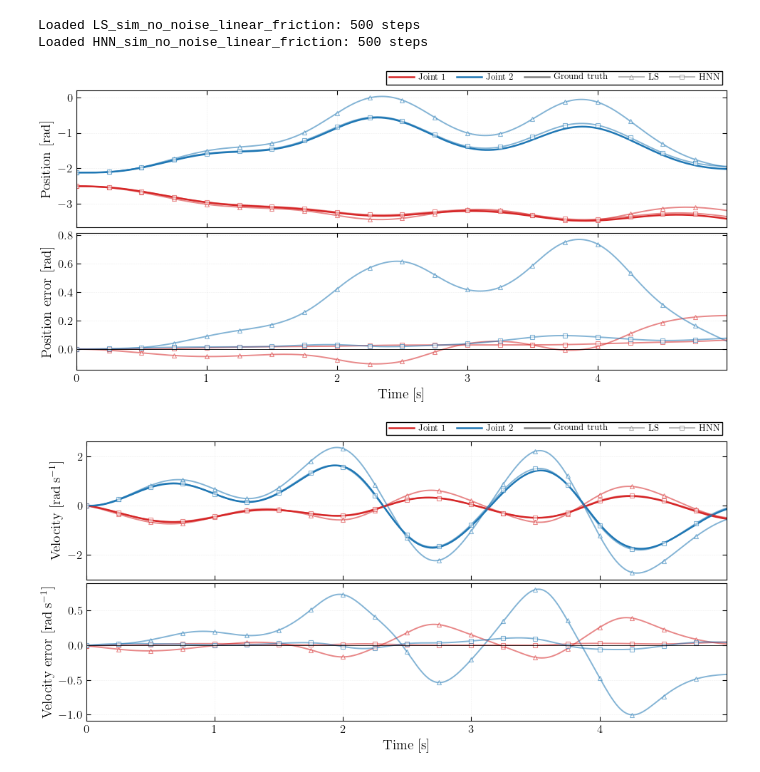
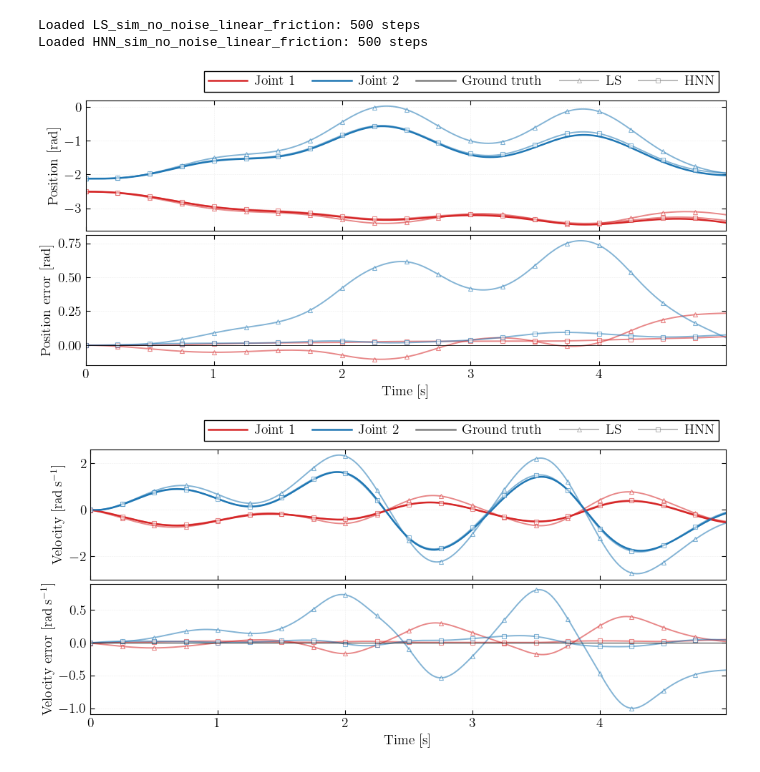
Before and after one commit to larshof1997/Master-Research-Project, a Jupyter notebook: Python Code/plotting.ipynb, the cells around one changed output. Saved outputs shown, nothing was run; the diff lists cells and outputs as text; code cells hidden in the pictures.

```diff
--- a/Python Code/plotting.ipynb
+++ b/Python Code/plotting.ipynb
@@ -1,4 +1,6 @@
 # %%
+## PLOTTING FOR HNN AND LS
+
 import numpy as np
 import matplotlib as mpl
 import matplotlib.pyplot as plt
@@ -13,12 +15,12 @@ mpl.rcParams.update({
     "text.latex.preamble": r"\usepackage{amsmath}\usepackage{amssymb}",
     "font.family": "serif",
     "font.serif": ["Computer Modern Roman"],
-    "font.size": 18,
-    "axes.labelsize": 18,
-    "axes.titlesize": 18,
-    "legend.fontsize": 18,
-    "xtick.labelsize": 18,
-    "ytick.labelsize": 18,
+    "font.size": 14,
+    "axes.labelsize": 14,
+    "axes.titlesize": 14,
+    "legend.fontsize": 14,
+    "xtick.labelsize": 14,
+    "ytick.labelsize": 14,
     "axes.linewidth": 0.8,
     "xtick.direction": "in",
     "ytick.direction": "in",
@@ -163,7 +165,6 @@ leg1 = ax_pos.legend(
     loc="lower right",
     bbox_to_anchor=(1.0, 1.01),
     ncol=len(h_joint) + len(h_source),
-    fontsize=9,
     columnspacing=1.2,
     handletextpad=0.5,
     borderpad=0.3,
@@ -200,33 +201,32 @@ for name, data in models.items():
     _plot_line(ax_evel, time, err_d2, C_J2, MD_LW, alph, mk)
 
 ax_evel.axhline(0, color="black", ls="-", lw=0.6)
 ax_evel.set_ylabel(r"Velocity error [rad\,s$^{-1}$]")
 ax_evel.set_xlabel(r"Time [s]")
 
 # ---- Shared legend (reuse handles) ----
 h_joint_vel = [
     Line2D([], [], color=C_J1, ls="-", lw=GT_LW, label=r"Joint 1"),
     Line2D([], [], color=C_J2, ls="-", lw=GT_LW, label=r"Joint 2"),
 ]
 
 ax_vel.set_xlim(time[0], time[-1])
 
 leg2 = ax_vel.legend(
     handles=h_joint_vel + h_source,
     loc="lower right",
     bbox_to_anchor=(1.0, 1.01),
     ncol=len(h_joint_vel) + len(h_source),
-    fontsize=9,
     columnspacing=1.2,
     handletextpad=0.5,
     borderpad=0.3,
 )
 
 plt.tight_layout(h_pad=0.3)
 fig2.savefig("velocity_comparison.png", format="png", dpi=600)
 plt.show()
 # %% [output]
 Loaded LS_sim_no_noise_linear_friction: 500 steps
 Loaded HNN_sim_no_noise_linear_friction: 500 steps
-[figure, old version]
+[figure, new version]
-[figure, old version]
+[figure, new version]
```
Also changed, not shown: parts of 2 cells of this notebook, 13 other files.
